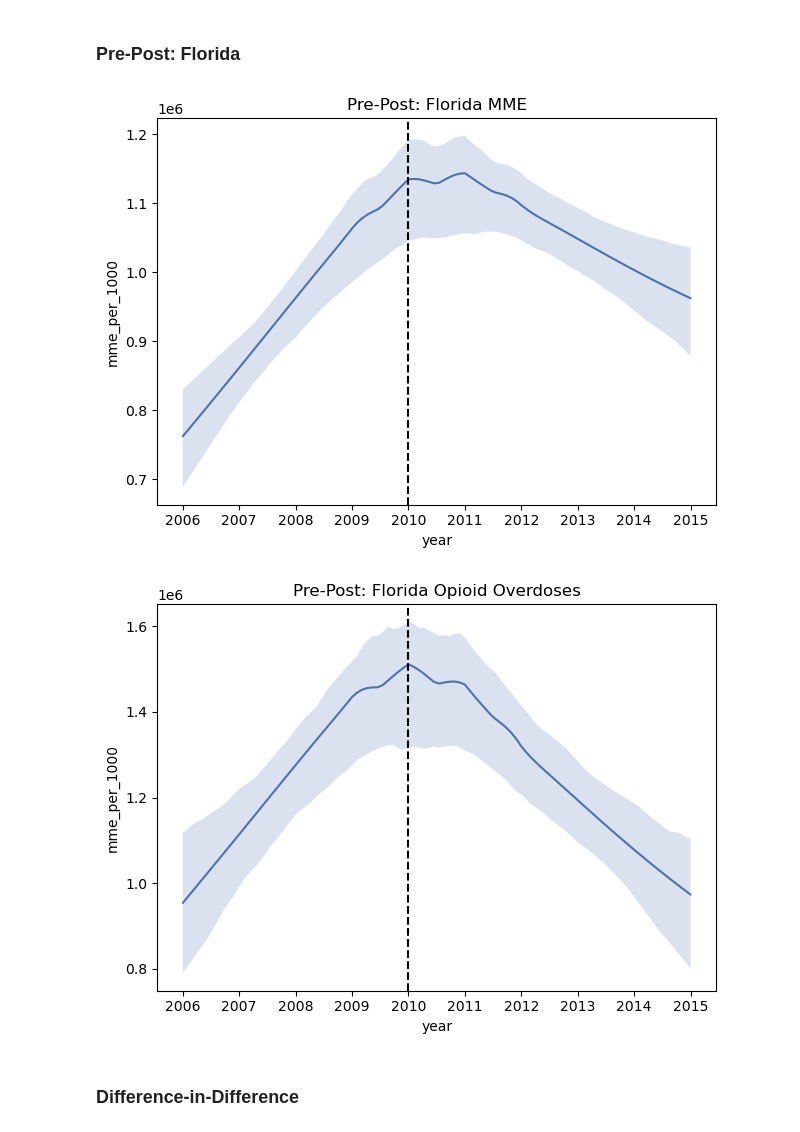
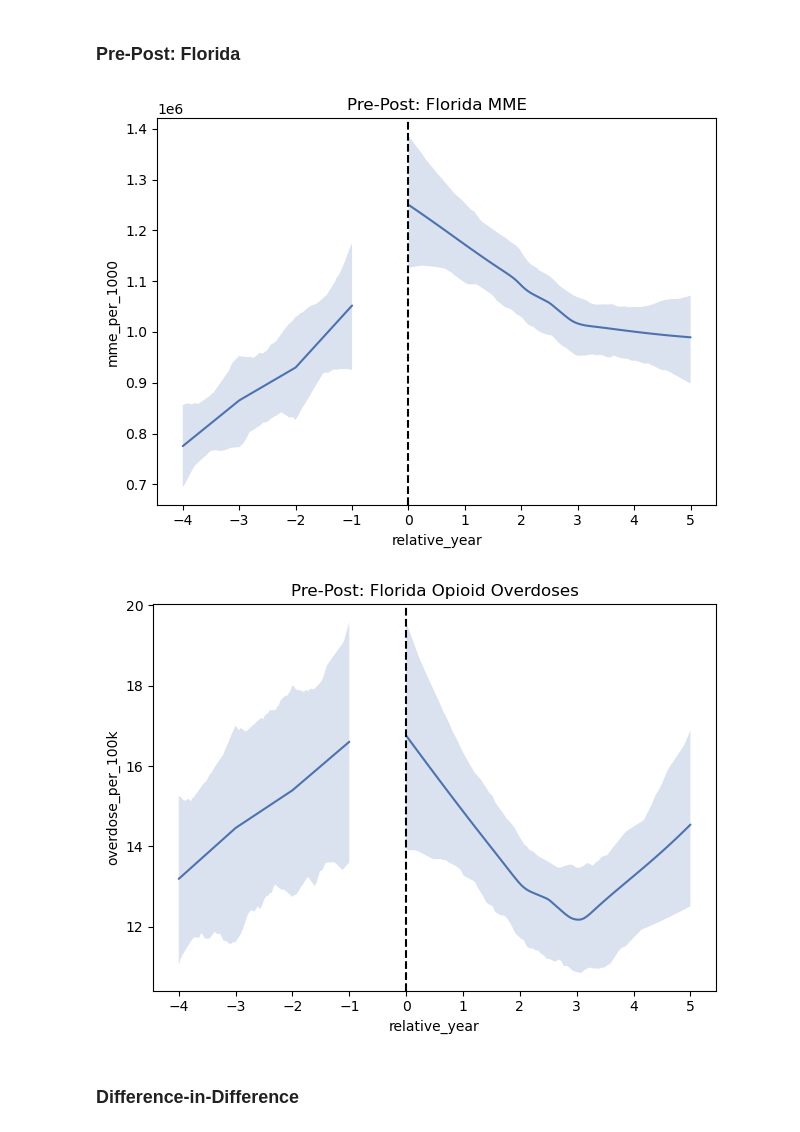
Before and after one commit to rakiranelson/IDS590-Opioids-Final-Project, a Jupyter notebook: opioid_project_analysis.ipynb, the cells around one changed output. Drawn from its saved outputs; the diff is of its cells as text; code cells hidden in the pictures.

Commit message:
updated plots to have relative year and pre-post gap

```diff
--- a/opioid_project_analysis.ipynb
+++ b/opioid_project_analysis.ipynb
@@ -116,47 +116,82 @@ fl_prescriptions = opioids_states_prescriptions[
     opioids_states_prescriptions["state"] == "FLORIDA"
 ]
 
+pre_fl_prescriptions = fl_prescriptions[fl_prescriptions["year"] < 2010]
+post_fl_prescriptions = fl_prescriptions[fl_prescriptions["year"] >= 2010]
+
 fig_mme, ax3 = plt.subplots()
 
-plot = (
-    so.Plot(fl_prescriptions, x="year", y="mme_per_1000")
+pre_fl_plot = (
+    so.Plot(pre_fl_prescriptions, x="relative_year", y="mme_per_1000")
     .add(
         so.Line(),
         lowess := sor.Lowess(frac=0.7, gridsize=100, num_bootstrap=200, alpha=0.95),
     )
     .add(so.Band(), lowess)
-    .label(title="Pre-Post: Florida MME")
 )
 
-plot.on(ax3).plot()
-plt.axvline(2010, color="black", linestyle="--")
-plt.xticks(range(fl_prescriptions["year"].min(), fl_prescriptions["year"].max() + 1))
+post_fl_plot = (
+    so.Plot(post_fl_prescriptions, x="relative_year", y="mme_per_1000")
+    .add(
+        so.Line(),
+        lowess := sor.Lowess(frac=0.7, gridsize=100, num_bootstrap=200, alpha=0.95),
+    )
+    .add(so.Band(), lowess)
+)
+
+
+pre_fl_plot.on(ax3).plot()
+post_fl_plot.on(ax3).plot()
+plt.title("Pre-Post: Florida MME")
+plt.axvline(0, color="black", linestyle="--")
+plt.xticks(
+    range(
+        fl_prescriptions["relative_year"].min(),
+        fl_prescriptions["relative_year"].max() + 1,
+    )
+)
 plt.tight_layout()
 plt.show()
 # %% [output]
-[figure, old version]
+[figure, new version]
 # %%
 fl_overdose = opioids_states_od[opioids_states_od["state"] == "FLORIDA"]
 
-fig_od, ax3 = plt.subplots()
+pre_fl_overdose = fl_overdose[fl_overdose["year"] < 2010]
+post_fl_overdose = fl_overdose[fl_overdose["year"] >= 2010]
 
-plot = (
-    so.Plot(fl_overdose, x="year", y="mme_per_1000")
+fig_od, ax4 = plt.subplots()
+
+pre_fl_plot = (
+    so.Plot(pre_fl_overdose, x="relative_year", y="overdose_per_100k")
     .add(
         so.Line(),
         lowess := sor.Lowess(frac=0.7, gridsize=100, num_bootstrap=200, alpha=0.95),
     )
     .add(so.Band(), lowess)
-    .label(title="Pre-Post: Florida Opioid Overdoses")
 )
 
-plot.on(ax3).plot()
-plt.axvline(2010, color="black", linestyle="--")
-plt.xticks(range(fl_overdose["year"].min(), fl_overdose["year"].max() + 1))
+post_fl_plot = (
+    so.Plot(post_fl_overdose, x="relative_year", y="overdose_per_100k")
+    .add(
+        so.Line(),
+        lowess := sor.Lowess(frac=0.7, gridsize=100, num_bootstrap=200, alpha=0.95),
+    )
+    .add(so.Band(), lowess)
+)
+
+pre_fl_plot.on(ax4).plot()
+post_fl_plot.on(ax4).plot()
+
+plt.title("Pre-Post: Florida Opioid Overdoses")
+plt.axvline(0, color="black", linestyle="--")
+plt.xticks(
+    range(fl_overdose["relative_year"].min(), fl_overdose["relative_year"].max() + 1)
+)
 plt.tight_layout()
 plt.show()
 # %% [output]
-[figure, old version]
+[figure, new version]
 # %% [markdown]
 ### Difference-in-Difference
 # %%
```
Also changed, not shown: parts of 4 cells of this notebook.
